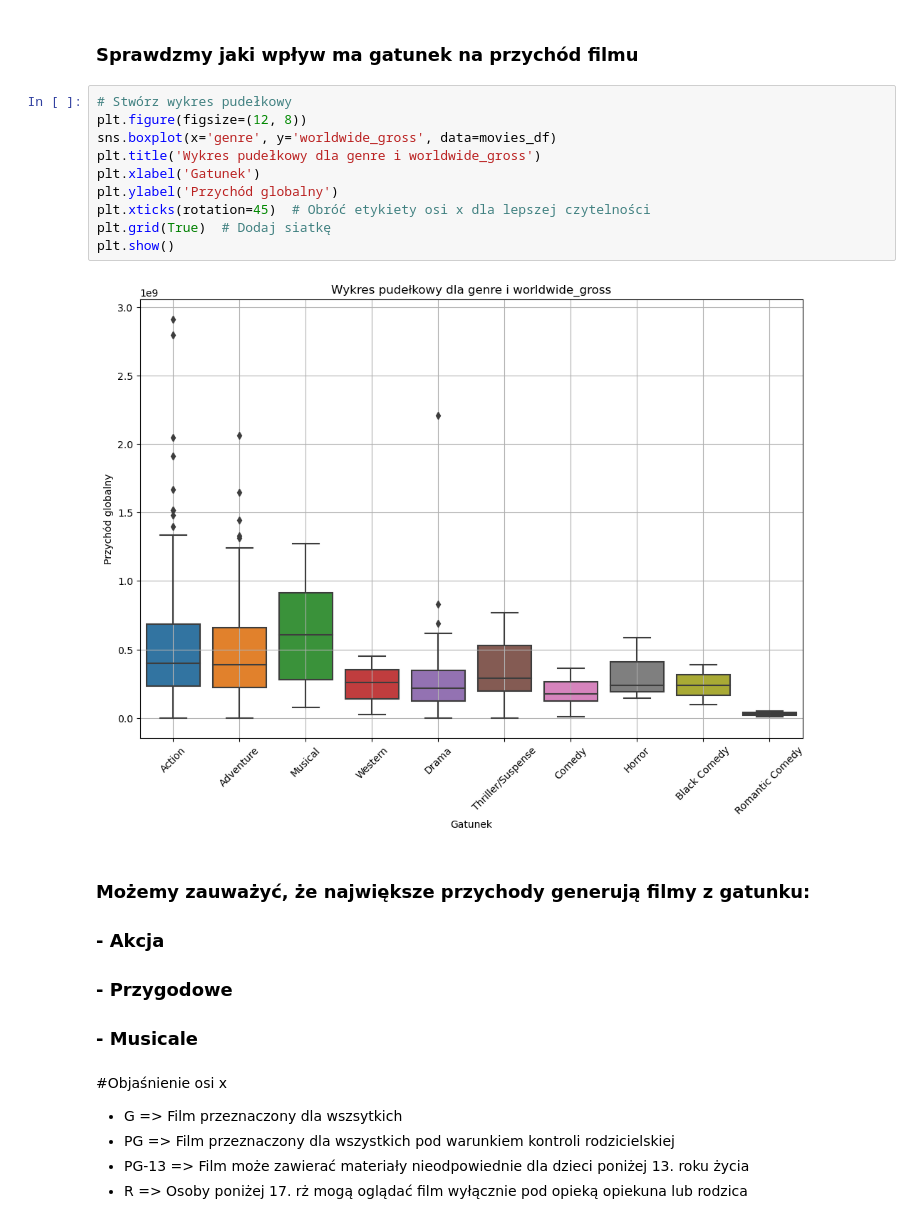
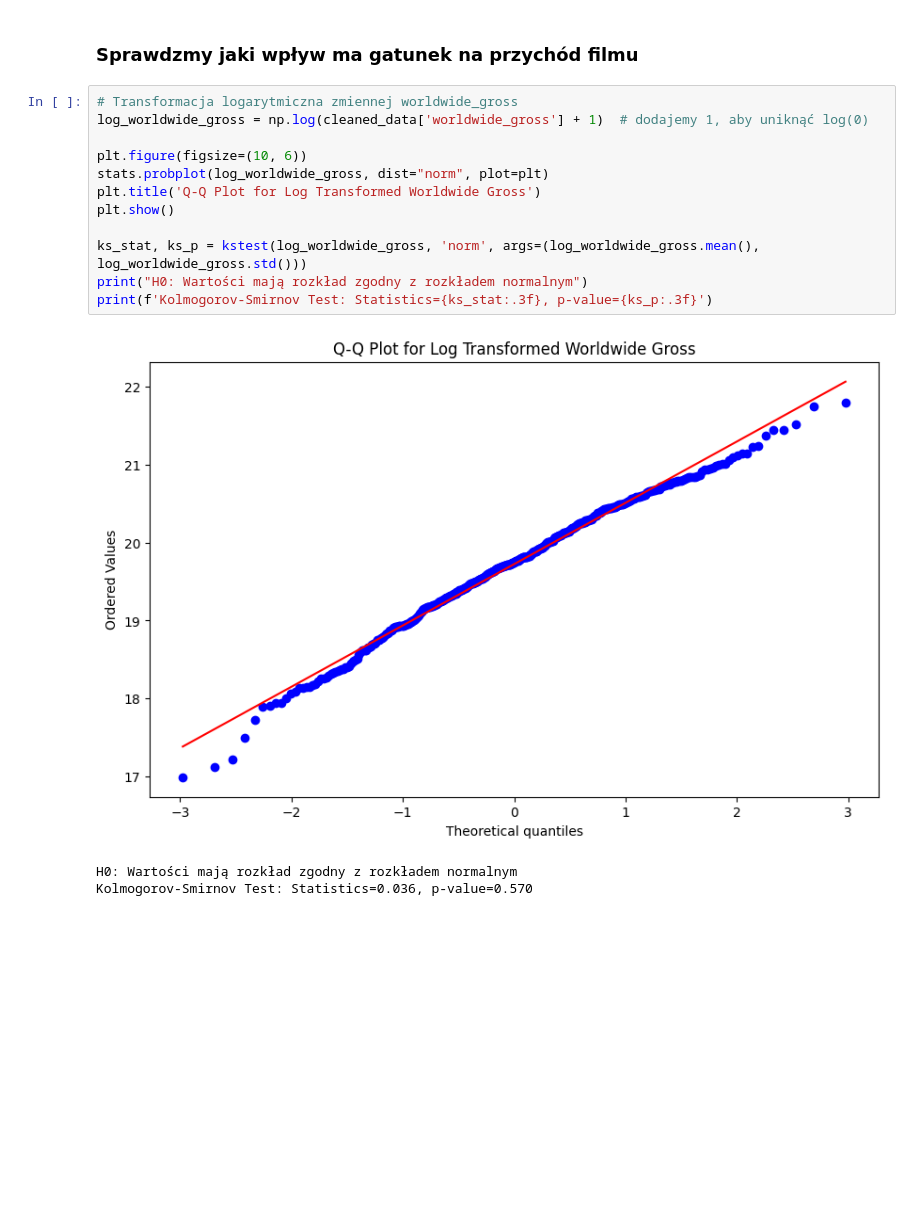
Before and after one commit to copperhead143/AGH-Statistical_Data_Analysis_Movies, a Jupyter notebook: Kopia_notatnika_Zadanie_Python_czysczenieDanych.ipynb, the cells around one changed output. Drawn from its saved outputs; the diff is of its cells as text; blank space fills up the shorter version.

```diff
--- a/Kopia_notatnika_Zadanie_Python_czysczenieDanych.ipynb
+++ b/Kopia_notatnika_Zadanie_Python_czysczenieDanych.ipynb
@@ -156,26 +158,19 @@ plt.show()
 ### Na wykresie widzimy trend wzrostowy, który mówi nam, że budżet ma znaczący wpływ na przychody z filmu
 # %% [markdown]
 ### Sprawdzmy jaki wpływ ma gatunek na przychód filmu
-# %%
-# Stwórz wykres pudełkowy
-plt.figure(figsize=(12, 8))
-sns.boxplot(x='genre', y='worldwide_gross', data=movies_df)
-plt.title('Wykres pudełkowy dla genre i worldwide_gross')
-plt.xlabel('Gatunek')
-plt.ylabel('Przychód globalny')
-plt.xticks(rotation=45)  # Obróć etykiety osi x dla lepszej czytelności
-plt.grid(True)  # Dodaj siatkę
-plt.show()
-# %% [output]
-[figure, removed]
-# %% [markdown]
-### Możemy zauważyć, że największe przychody generują filmy z gatunku:
-### - Akcja
-### - Przygodowe
-### - Musicale
-# %% [markdown]
-#Objaśnienie osi x
-- G => Film przeznaczony dla wszsytkich
-- PG => Film przeznaczony dla wszystkich pod warunkiem kontroli rodzicielskiej
-- PG-13 => Film może zawierać materiały nieodpowiednie dla dzieci poniżej 13. roku życia
-- R => Osoby poniżej 17. rż mogą oglądać film wyłącznie pod opieką opiekuna lub rodzica
+# %%
+# Transformacja logarytmiczna zmiennej worldwide_gross
+log_worldwide_gross = np.log(cleaned_data['worldwide_gross'] + 1)  # dodajemy 1, aby uniknąć log(0)
+
+plt.figure(figsize=(10, 6))
+stats.probplot(log_worldwide_gross, dist="norm", plot=plt)
+plt.title('Q-Q Plot for Log Transformed Worldwide Gross')
+plt.show()
+
+ks_stat, ks_p = kstest(log_worldwide_gross, 'norm', args=(log_worldwide_gross.mean(), log_worldwide_gross.std()))
+print("H0: Wartości mają rozkład zgodny z rozkładem normalnym")
+print(f'Kolmogorov-Smirnov Test: Statistics={ks_stat:.3f}, p-value={ks_p:.3f}')
+# %% [output]
+[figure, added]
+H0: Wartości mają rozkład zgodny z rozkładem normalnym
+Kolmogorov-Smirnov Test: Statistics=0.036, p-value=0.570
```
Also changed, not shown: parts of 13 cells of this notebook.
